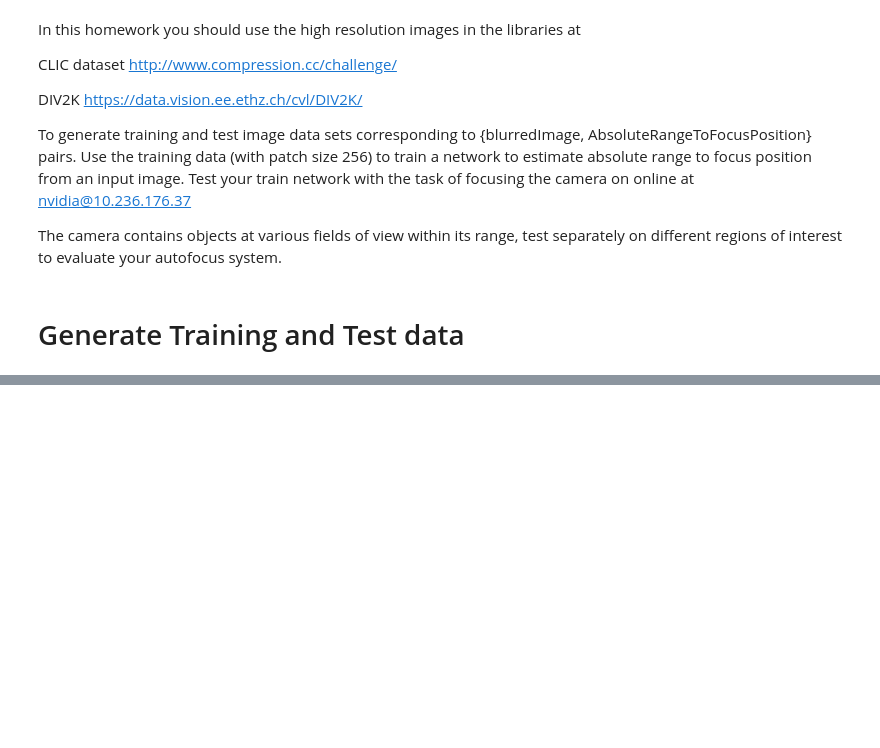
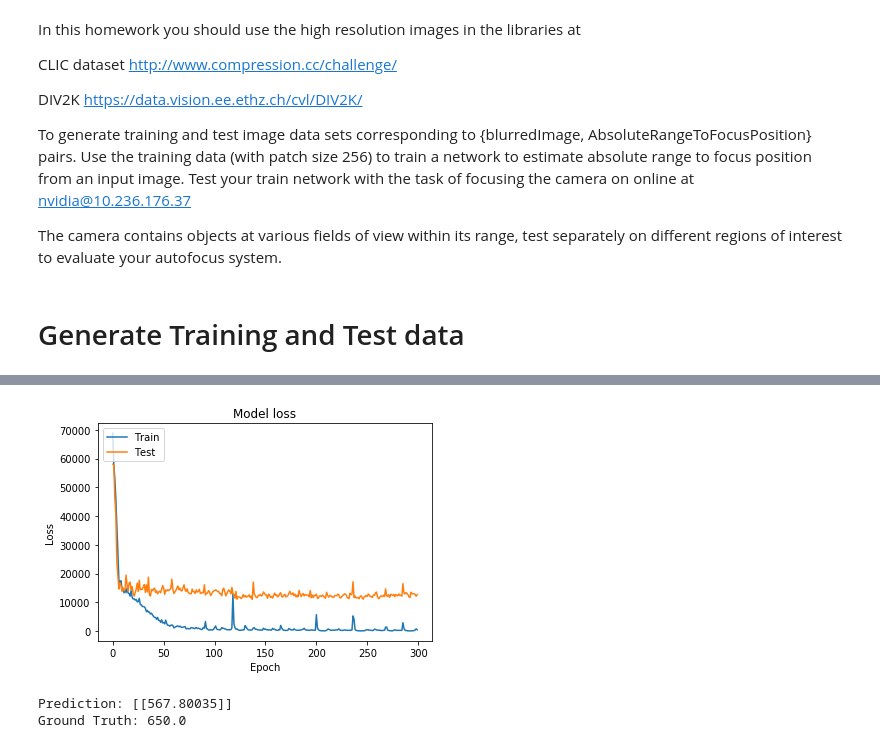
Before and after one commit to polortiz4/Smart-Cameras, a Jupyter notebook: HW4/HW4.ipynb, the cells around one changed output, grey strips where cells are left out. Drawn from its saved outputs; the diff is of its cells as text; code cells hidden in the pictures; blank space fills up the shorter version.

```diff
--- a/HW4/HW4.ipynb
+++ b/HW4/HW4.ipynb
@@ -210,0 +251,22 @@ max(deFocusModel[:, 2])
+# %%
+batch_size = 32
+my_train_batch_generator = My_Generator(train_names, np.load('train_labels/train_labels.npy'), batch_size)
+my_valid_batch_generator = My_Generator(valid_names, np.load('valid_labels/valid_labels.npy'), batch_size)
+# %%
+def base_model():
+
+  model = Sequential()
+  model.add(Conv2D(4, (8, 8), strides = 8, padding = 'same', activation = 'relu', input_shape = (512, 512, 1)))
+  model.add(Conv2D(8, (4, 4), strides = 4, padding = 'same', activation = 'relu'))
+  model.add(Conv2D(8, (4, 4), strides = 4, padding = 'same', activation = 'relu'))
+  model.add(Flatten())
+  model.add(Dense(1024, activation = 'relu'))
+  model.add(Dense(512, activation = 'relu'))
+  model.add(Dense(10, activation = 'relu'))
+  model.add(Dense(1))
+
+  model.compile(loss = 'mean_squared_error', optimizer = 'adam')
+  return model
+K.clear_session()
+cnn_n = base_model()
+cnn_n.summary()
@@ -210,0 +291,10 @@ max(deFocusModel[:, 2])
+# %%
+epochs = 300
+cnn = cnn_n.fit_generator(generator = my_train_batch_generator,
+                           steps_per_epoch = len(train_names) // batch_size,
+                           epochs = epochs,
+                           validation_data = my_valid_batch_generator,
+                           validation_steps = len(valid_names) // batch_size,
+                           use_multiprocessing = True,
+                           workers = 4,
+                           max_queue_size = 32)
@@ -210,0 +323,18 @@ max(deFocusModel[:, 2])
+# %%
+# Plot training & validation loss values
+plt.plot(cnn.history['loss'])
+plt.plot(cnn.history['val_loss'])
+plt.title('Model loss')
+plt.ylabel('Loss')
+plt.xlabel('Epoch')
+plt.legend(['Train', 'Test'], loc = 'upper left')
+plt.show()
+# %% [output]
+[figure, added]
+# %%
+im_num = 120
+print('Prediction: ' + str(cnn_n.predict(imio.imread('valid_data/valid_image_' + str(im_num) + '.png')[np.newaxis, :, :, np.newaxis])))
+print('Ground Truth: ' + str(np.load('valid_labels/valid_labels.npy')[im_num]))
+# %% [output]
+Prediction: [[567.80035]]
+Ground Truth: 650.0
```
Also changed, not shown: parts of 28 cells of this notebook.
